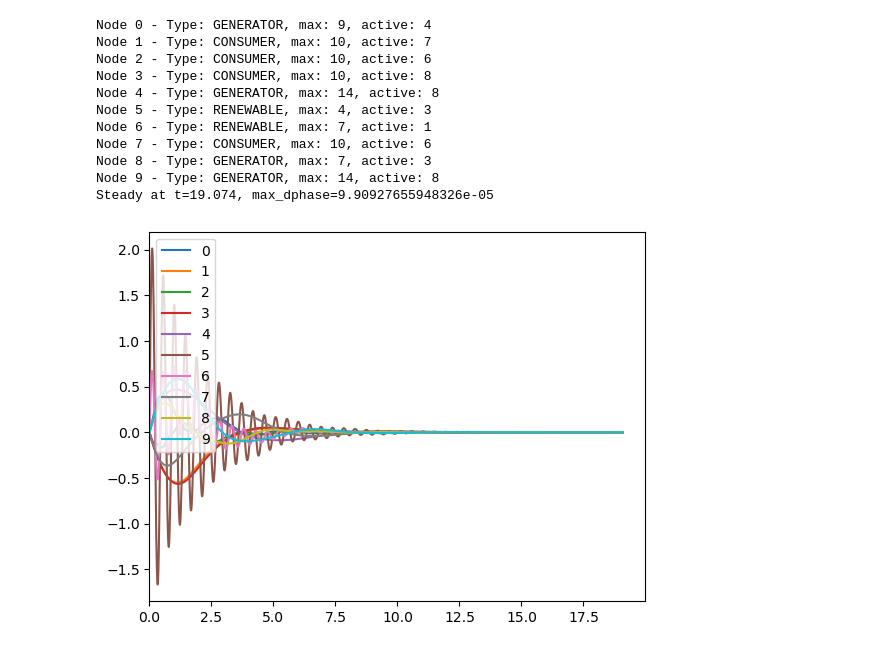
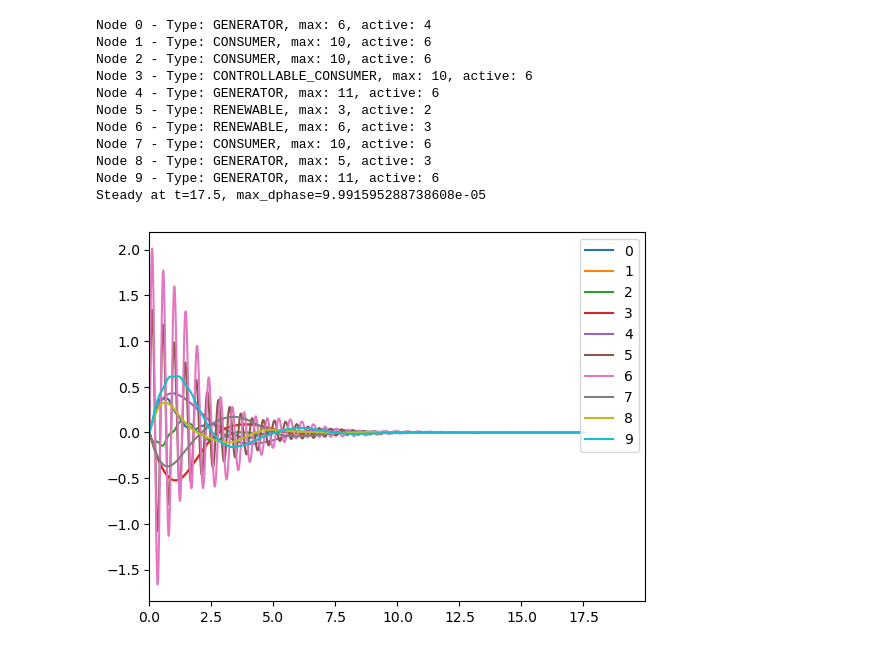
Before and after one commit to CNRC-NAJU/swing_rl, a Jupyter notebook: SMU_v1/steady_state.ipynb, the cells around one changed output. Drawn from its saved outputs; the diff is of its cells as text; code cells hidden in the pictures.

Commit message:
Add controllable consumer

```diff
--- a/SMU_v1/steady_state.ipynb
+++ b/SMU_v1/steady_state.ipynb
@@ -44,31 +44,31 @@ grid = Grid(rng=0)
 # %%
 # grid.reset_nodes()
 # grid.reset_node_types()
 # grid.reset_graph()
 
-grid.info()
+print(grid)
 
 dphases = np.stack(find_steady_state(grid, grid.rng))
 time = np.arange(0.0, RL_CONFIG.steady_time, SWING_CONFIG._dt)
 print(
     f"Steady at t={len(dphases) * SWING_CONFIG._dt}, max_dphase={np.abs(dphases[-1]).max()}"
 )
 
 for i, dphase in enumerate(dphases.T):
     plt.plot(time[: len(dphase)], dphase, label=i)
 plt.legend()
 plt.xlim(0, time[-1])
 plt.show()
 # %% [output]
-Node 0 - Type: GENERATOR, max: 9, active: 4
-Node 1 - Type: CONSUMER, max: 10, active: 7
+Node 0 - Type: GENERATOR, max: 6, active: 4
+Node 1 - Type: CONSUMER, max: 10, active: 6
 Node 2 - Type: CONSUMER, max: 10, active: 6
-Node 3 - Type: CONSUMER, max: 10, active: 8
-Node 4 - Type: GENERATOR, max: 14, active: 8
-Node 5 - Type: RENEWABLE, max: 4, active: 3
-Node 6 - Type: RENEWABLE, max: 7, active: 1
+Node 3 - Type: CONTROLLABLE_CONSUMER, max: 10, active: 6
+Node 4 - Type: GENERATOR, max: 11, active: 6
+Node 5 - Type: RENEWABLE, max: 3, active: 2
+Node 6 - Type: RENEWABLE, max: 6, active: 3
 Node 7 - Type: CONSUMER, max: 10, active: 6
-Node 8 - Type: GENERATOR, max: 7, active: 3
-Node 9 - Type: GENERATOR, max: 14, active: 8
-Steady at t=19.074, max_dphase=9.90927655948326e-05
+Node 8 - Type: GENERATOR, max: 5, active: 3
+Node 9 - Type: GENERATOR, max: 11, active: 6
+Steady at t=17.5, max_dphase=9.991595288738608e-05
-[figure, old version]
+[figure, new version]
```
Also changed, not shown: parts of 1 cell of this notebook, 10 other files.
